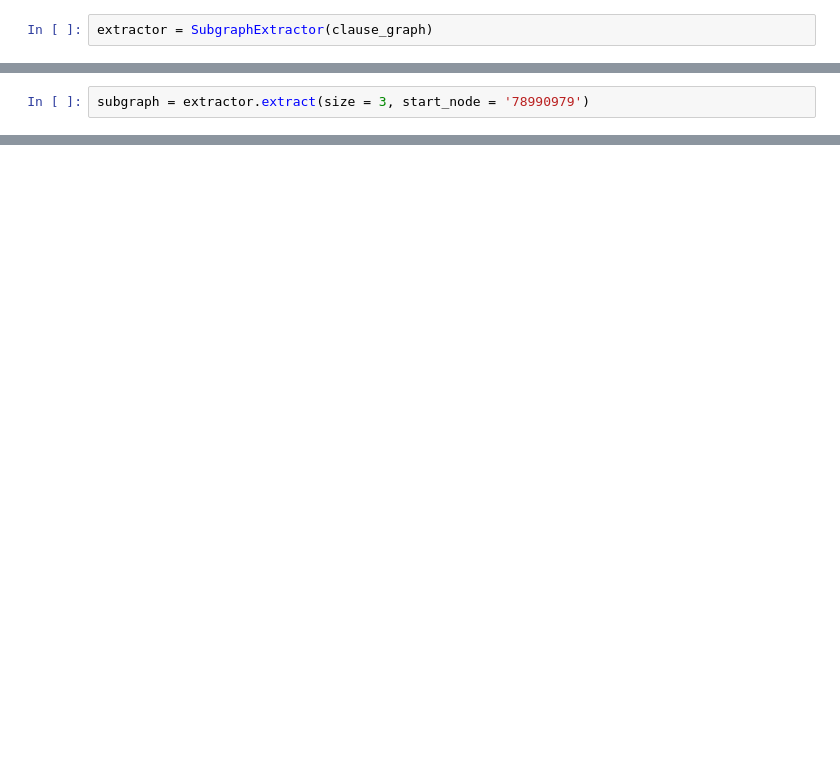
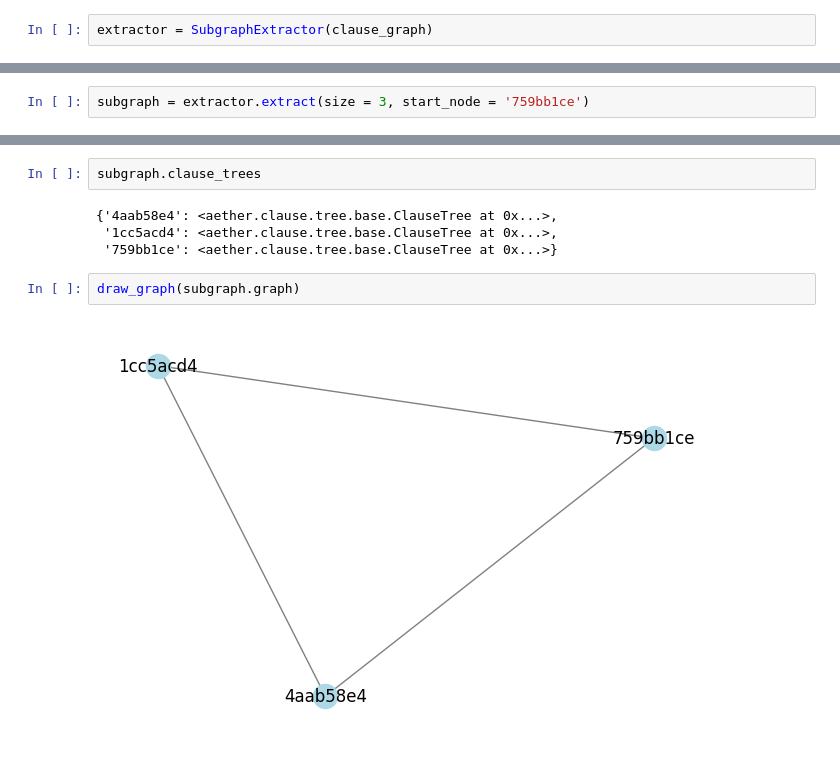
Before and after one commit to MLQ-Platform/aether, a Jupyter notebook: notebooks/trees.ipynb, the cells around one changed output, grey strips where cells are left out. Saved outputs shown, nothing was run; the diff lists cells and outputs as text; blank space fills up the shorter version.

```diff
--- a/notebooks/trees.ipynb
+++ b/notebooks/trees.ipynb
@@ -234,3 +241,3 @@ extractor = SubgraphExtractor(clause_graph)
 # %%
-subgraph = extractor.extract(size = 3, start_node = '78990979')
+subgraph = extractor.extract(size = 3, start_node = '759bb1ce')
 # %% [output]
@@ -237,0 +251,10 @@ subgraph = extractor.extract(size = 3, start_node = '78990979')
+# %%
+subgraph.clause_trees
+# %% [output]
+{'4aab58e4': <aether.clause.tree.base.ClauseTree at 0x...>,
+ '1cc5acd4': <aether.clause.tree.base.ClauseTree at 0x...>,
+ '759bb1ce': <aether.clause.tree.base.ClauseTree at 0x...>}
+# %%
+draw_graph(subgraph.graph)
+# %% [output]
+[figure, added]
```
Also changed, not shown: parts of 14 cells of this notebook, 21 other files.
